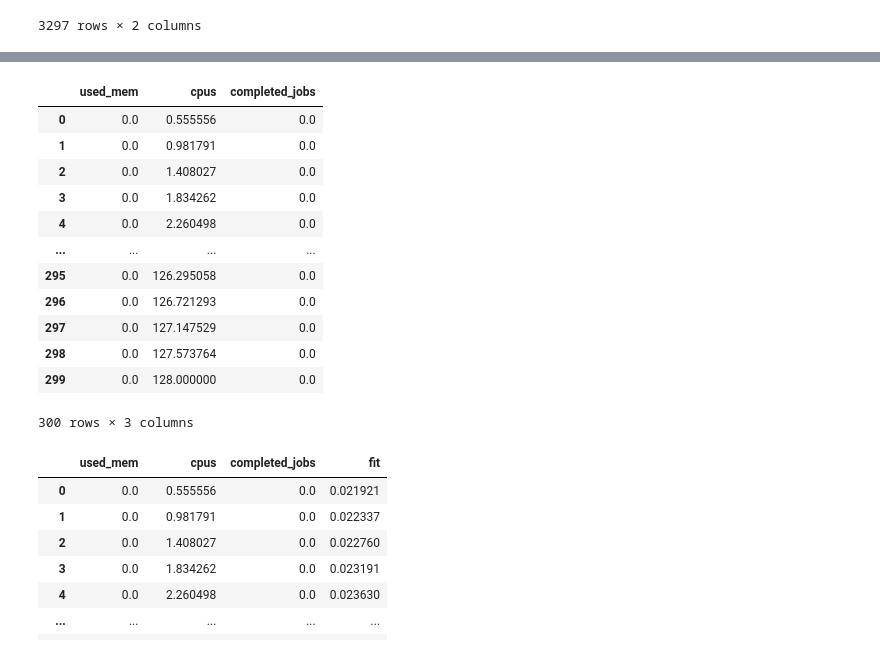
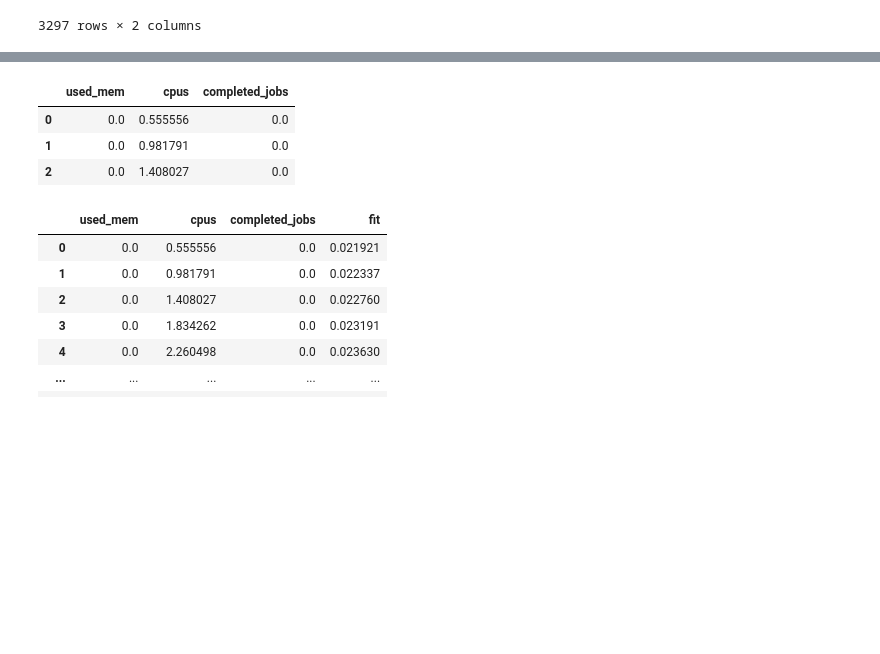
Before and after one commit to nss-data-science-cohort-8/nss-data-science-cohort-8-classroom-accre-accre, a Jupyter notebook: notebooks/andrew_branch_head.ipynb, the cells around one changed output, grey strips where cells are left out. Drawn from its saved outputs; the diff is of its cells as text; code cells hidden in the pictures; blank space fills up the shorter version.

```diff
--- a/notebooks/andrew_branch_head.ipynb
+++ b/notebooks/andrew_branch_head.ipynb
@@ -536,30 +505,21 @@ Logit Regression Results
 | used_mem | -2.123e-05 | 3.93e-06 | -5.404 | 0.000 | -2.89e-05 | -1.35e-05 |
 | completed_jobs | -0.0002 | 0.000 | -1.331 | 0.183 | -0.001 | 0.000 |
 # %%
-fit_df = pd.DataFrame({
+cpu_fit_df = pd.DataFrame({
     'used_mem': np.linspace(start = 0,
                             stop = 0,
                             num = 300),
     'cpus' : np.linspace(start = reg_df['cpus'].min(),
                             stop = reg_df['cpus'].max(),
                             num = 300),
     'completed_jobs': np.linspace(start = 0,
                             stop = 0,
                             num = 300)
 })
-fit_df
+cpu_fit_df.head(3)
 # %% [output]
 |  | used_mem | cpus | completed_jobs |
 | 0 | 0.0 | 0.555556 | 0.0 |
 | 1 | 0.0 | 0.981791 | 0.0 |
 | 2 | 0.0 | 1.408027 | 0.0 |
-| 3 | 0.0 | 1.834262 | 0.0 |
-| 4 | 0.0 | 2.260498 | 0.0 |
-| ... | ... | ... | ... |
-| 295 | 0.0 | 126.295058 | 0.0 |
-| 296 | 0.0 | 126.721293 | 0.0 |
-| 297 | 0.0 | 127.147529 | 0.0 |
-| 298 | 0.0 | 127.573764 | 0.0 |
-| 299 | 0.0 | 128.000000 | 0.0 |
-300 rows × 3 columns
 # %%
```
Also changed, not shown: parts of 33 cells of this notebook.
